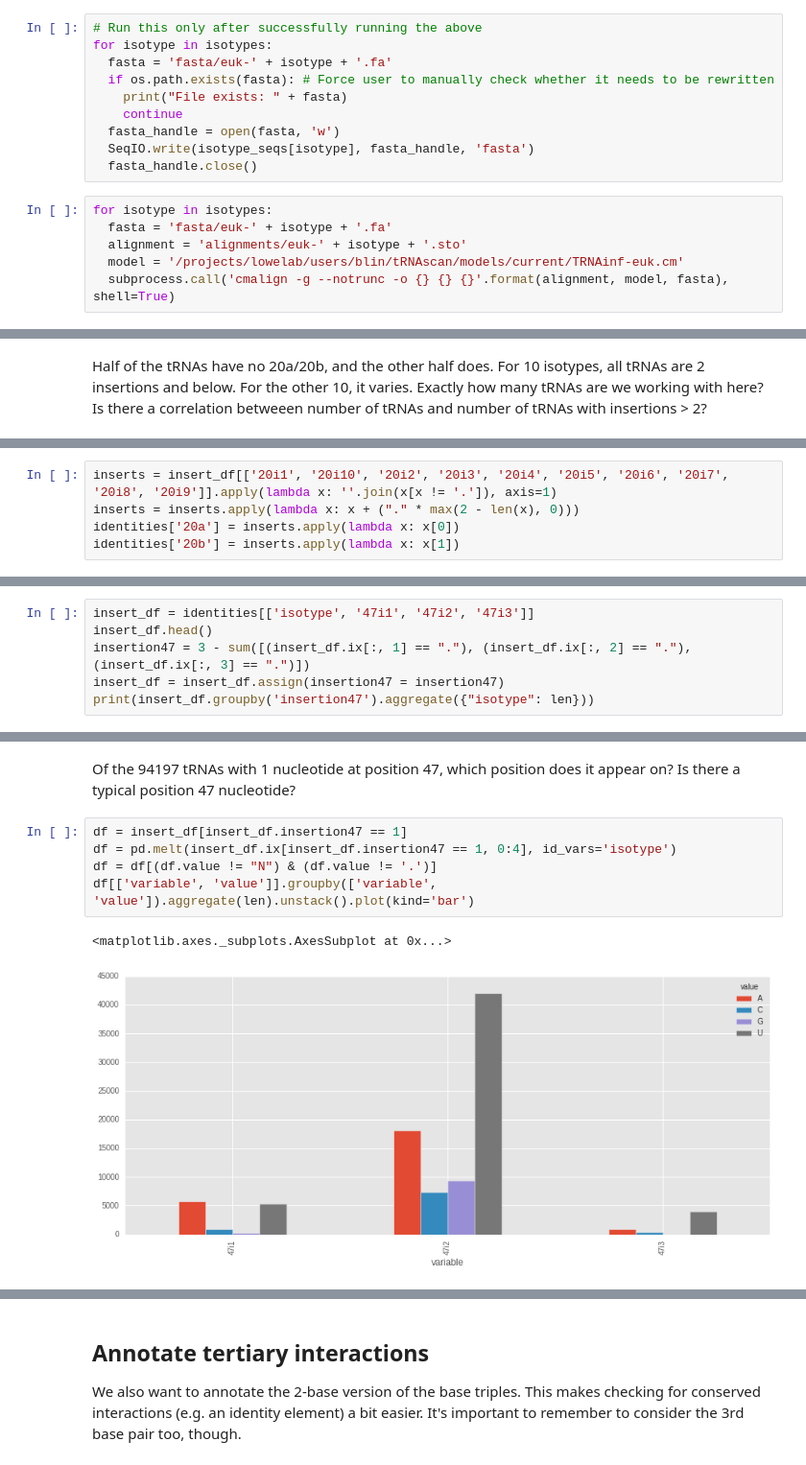
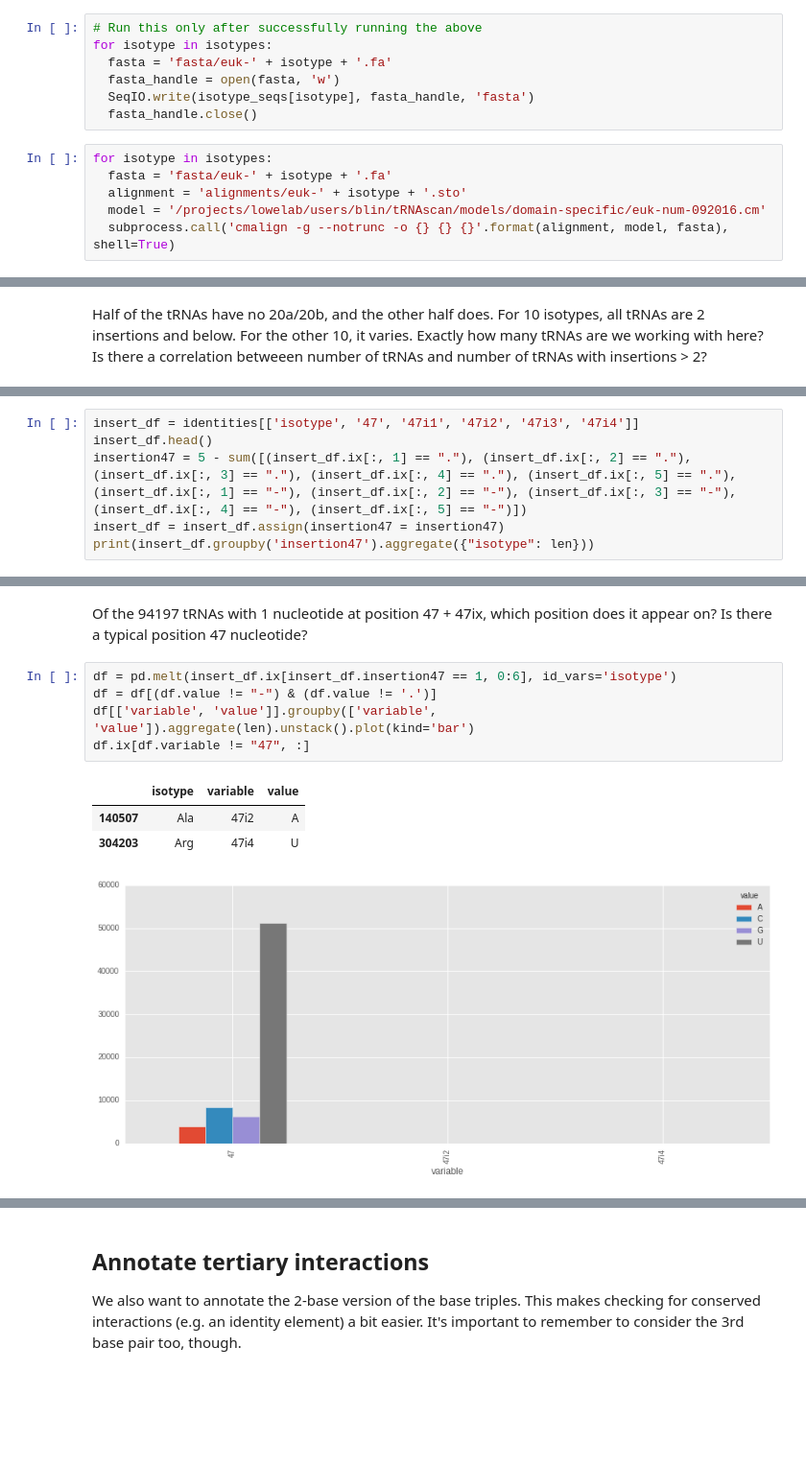
Before and after one commit to bylin/euk-features, a Jupyter notebook: notebooks/euk-tRNAs.ipynb, the cells around one changed output, grey strips where cells are left out. Shown at 96% size. Cells and saved outputs as stored; diff of their text form; blank space fills up the shorter version.

Commit message:
add 17a, 20a, 20b, 47 to alignment, reanalyze position distributions

```diff
--- a/notebooks/euk-tRNAs.ipynb
+++ b/notebooks/euk-tRNAs.ipynb
@@ -88,9 +106,6 @@ for sp in species:
 # Run this only after successfully running the above
 for isotype in isotypes:
   fasta = 'fasta/euk-' + isotype + '.fa'
-  if os.path.exists(fasta): # Force user to manually check whether it needs to be rewritten
-    print("File exists: " + fasta)
-    continue
   fasta_handle = open(fasta, 'w')
   SeqIO.write(isotype_seqs[isotype], fasta_handle, 'fasta')
   fasta_handle.close()
@@ -98,7 +113,7 @@ for isotype in isotypes:
 for isotype in isotypes:
   fasta = 'fasta/euk-' + isotype + '.fa'
   alignment = 'alignments/euk-' + isotype + '.sto'
-  model = '/projects/lowelab/users/blin/tRNAscan/models/current/TRNAinf-euk.cm'
+  model = '/projects/lowelab/users/blin/tRNAscan/models/domain-specific/euk-num-092016.cm'
   subprocess.call('cmalign -g --notrunc -o {} {} {}'.format(alignment, model, fasta), shell=True)
 # %% [markdown]
 ### Merge alignment lines
@@ -390,5 +404,0 @@ The first base of the insertion will be 20a, and the second base will be 20b. Th
-# %%
-inserts = insert_df[['20i1', '20i10', '20i2', '20i3', '20i4', '20i5', '20i6', '20i7', '20i8', '20i9']].apply(lambda x: ''.join(x[x != '.']), axis=1)
-inserts = inserts.apply(lambda x: x + ("." * max(2 - len(x), 0)))
-identities['20a'] = inserts.apply(lambda x: x[0])
-identities['20b'] = inserts.apply(lambda x: x[1])
@@ -423,7 +435,7 @@ We need to apply a similar analysis for 47 as we did for 20ab. What does the dis
 # %%
-insert_df = identities[['isotype', '47i1', '47i2', '47i3']]
+insert_df = identities[['isotype', '47', '47i1', '47i2', '47i3', '47i4']]
 insert_df.head()
-insertion47 = 3 - sum([(insert_df.ix[:, 1] == "."), (insert_df.ix[:, 2] == "."), (insert_df.ix[:, 3] == ".")])
+insertion47 = 5 - sum([(insert_df.ix[:, 1] == "."), (insert_df.ix[:, 2] == "."), (insert_df.ix[:, 3] == "."), (insert_df.ix[:, 4] == "."), (insert_df.ix[:, 5] == "."), (insert_df.ix[:, 1] == "-"), (insert_df.ix[:, 2] == "-"), (insert_df.ix[:, 3] == "-"), (insert_df.ix[:, 4] == "-"), (insert_df.ix[:, 5] == "-")])
 insert_df = insert_df.assign(insertion47 = insertion47)
 print(insert_df.groupby('insertion47').aggregate({"isotype": len}))
 # %% [output]
@@ -436,10 +450,12 @@ insertion47
 # %% [markdown]
-Of the 94197 tRNAs with 1 nucleotide at position 47, which position does it appear on? Is there a typical position 47 nucleotide?
+Of the 94197 tRNAs with 1 nucleotide at position 47 + 47ix, which position does it appear on? Is there a typical position 47 nucleotide?
 # %%
-df = insert_df[insert_df.insertion47 == 1]
-df = pd.melt(insert_df.ix[insert_df.insertion47 == 1, 0:4], id_vars='isotype')
-df = df[(df.value != "N") & (df.value != '.')]
+df = pd.melt(insert_df.ix[insert_df.insertion47 == 1, 0:6], id_vars='isotype')
+df = df[(df.value != "-") & (df.value != '.')]
 df[['variable', 'value']].groupby(['variable', 'value']).aggregate(len).unstack().plot(kind='bar')
+df.ix[df.variable != "47", :]
 # %% [output]
-<matplotlib.axes._subplots.AxesSubplot at 0x...>
+|  | isotype | variable | value |
+| 140507 | Ala | 47i2 | A |
+| 304203 | Arg | 47i4 | U |
-[figure, old version]
+[figure, new version]
```
Also changed, not shown: parts of 24 cells of this notebook.
